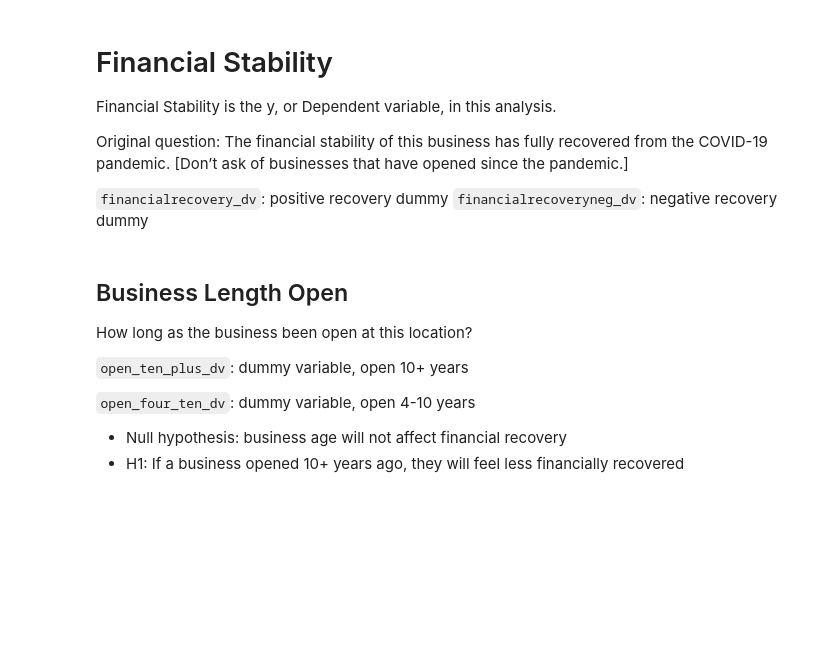
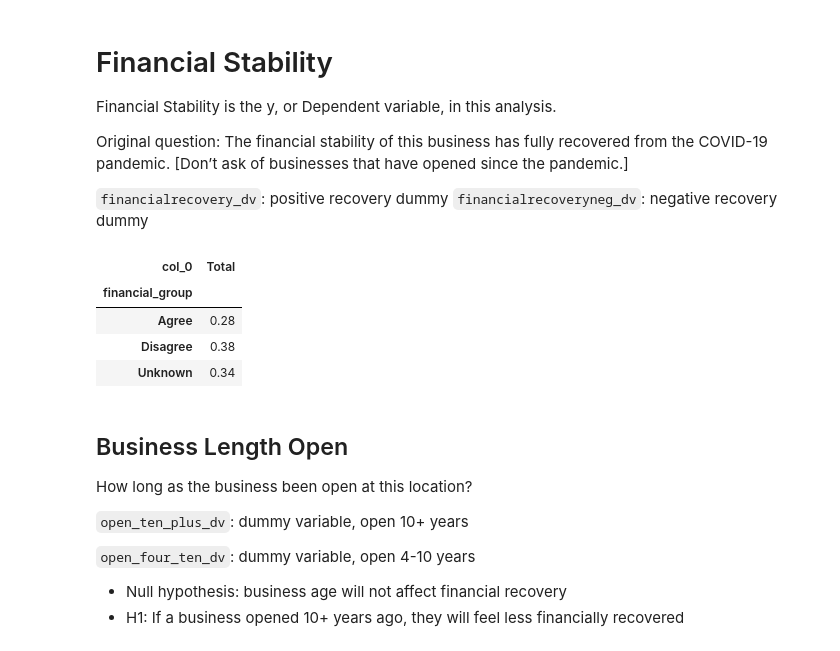
Before and after one commit to mbecica/business-survey-201, a Jupyter notebook: financial-stability.ipynb, the cells around one changed output. Cells and saved outputs as stored; diff of their text form; code cells hidden in the pictures; blank space fills up the shorter version.

```diff
--- a/financial-stability.ipynb
+++ b/financial-stability.ipynb
@@ -98,6 +98,14 @@ business_df.fillna(value={"financial_group": "Unknown"}, inplace = True)
 business_df['financialrecovery_dv'] = business_df['financial_group'].map(nominal_mapping)
 business_df['financialrecoveryneg_dv'] = business_df['financial_group'].map(nominal_mapping_neg)
 # TODO: do we need financialrecoveryunknown_dv for tests of unknown (respondent H1)?
+# %%
+pd.crosstab(index=business_df['financial_group'], columns="Total", dropna=False, normalize=True)
+# %% [output]
+| col_0 | Total |
+| financial_group |  |
+| Agree | 0.28 |
+| Disagree | 0.38 |
+| Unknown | 0.34 |
 # %% [markdown]
 ## Business Length Open
 How long as the business been open at this location?
```
Also changed, not shown: parts of 6 cells of this notebook.
